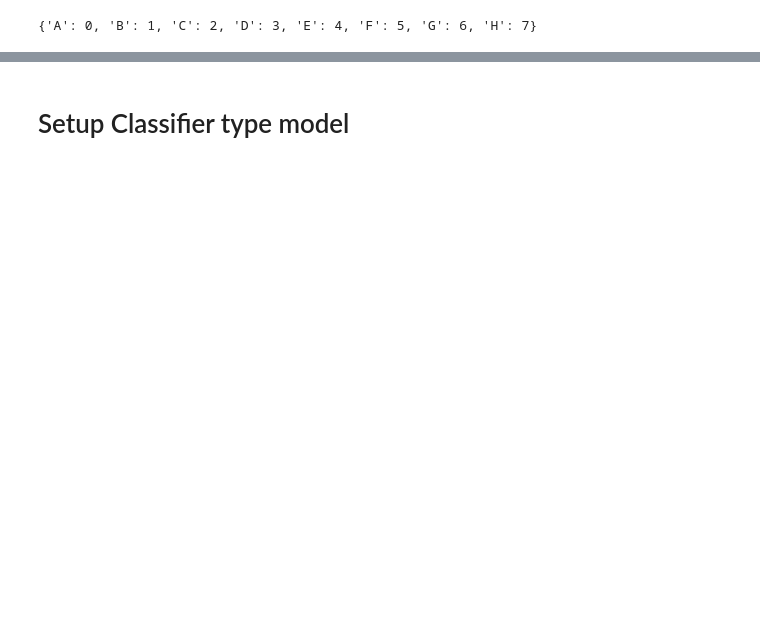
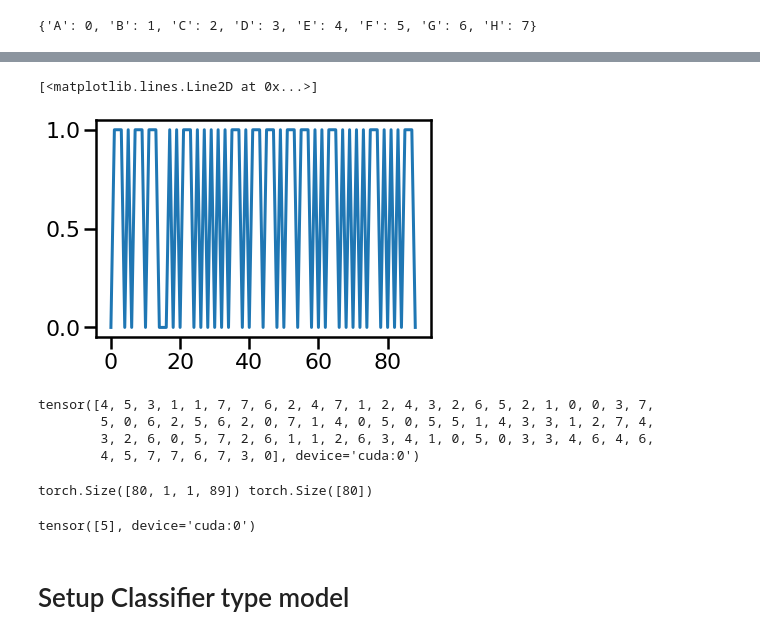
Before and after one commit to compmem/DeepSITH, a Jupyter notebook: experiments/Hateful8/hateful8.ipynb, the cells around one changed output, grey strips where cells are left out. Drawn from its saved outputs; the diff is of its cells as text; code cells hidden in the pictures; blank space fills up the shorter version.

```diff
--- a/experiments/Hateful8/hateful8.ipynb
+++ b/experiments/Hateful8/hateful8.ipynb
@@ -106,0 +100,43 @@ def test_model(model, signals):
+# %%
+plt.plot(training_signals[0,0,0].detach().cpu())
+# %% [output]
+[<matplotlib.lines.Line2D at 0x...>]
+[figure, added]
+# %%
+print(testing_class)
+# %% [output]
+tensor([4, 5, 3, 1, 1, 7, 7, 6, 2, 4, 7, 1, 2, 4, 3, 2, 6, 5, 2, 1, 0, 0, 3, 7,
+        5, 0, 6, 2, 5, 6, 2, 0, 7, 1, 4, 0, 5, 0, 5, 5, 1, 4, 3, 3, 1, 2, 7, 4,
+        3, 2, 6, 0, 5, 7, 2, 6, 1, 1, 2, 6, 3, 4, 1, 0, 5, 0, 3, 3, 4, 6, 4, 6,
+        4, 5, 7, 7, 6, 7, 3, 0], device='cuda:0')
+# %%
+testing_samples = 10
+testing_signals = []
+testing_class = []
+
+for i, sig in enumerate(signals):
+    temp_signals = []
+    temp_class = []
+    for x in range(testing_samples):
+        noise = ttype(generate_noise())
+        temp = torch.cat([sig[0,0], noise]).unsqueeze(0).unsqueeze(0).unsqueeze(0)
+        while(any([(temp == c_).all() for c_ in temp_signals])):
+            print('SHIT')
+            noise = ttype(generate_noise())
+            temp = torch.cat([sig[0,0], noise]).unsqueeze(0).unsqueeze(0).unsqueeze(0)
+        temp_signals.append(temp)
+        temp_class.append(i)
+    testing_signals.extend(temp_signals)
+    testing_class.extend(temp_class)
+batch_rand = torch.randperm(testing_samples*signals.shape[0])
+
+testing_signals = torch.cat(testing_signals)[batch_rand]
+testing_class  = ctype(testing_class)[batch_rand]
+print(testing_signals.shape, testing_class.shape)
+# %% [output]
+torch.Size([80, 1, 1, 89]) torch.Size([80])
+# %%
+model(training_signals[0:1]).shape
+print(training_class[0:1])
+# %% [output]
+tensor([5], device='cuda:0')
```
Also changed, not shown: parts of 15 cells of this notebook, 4 other files.
